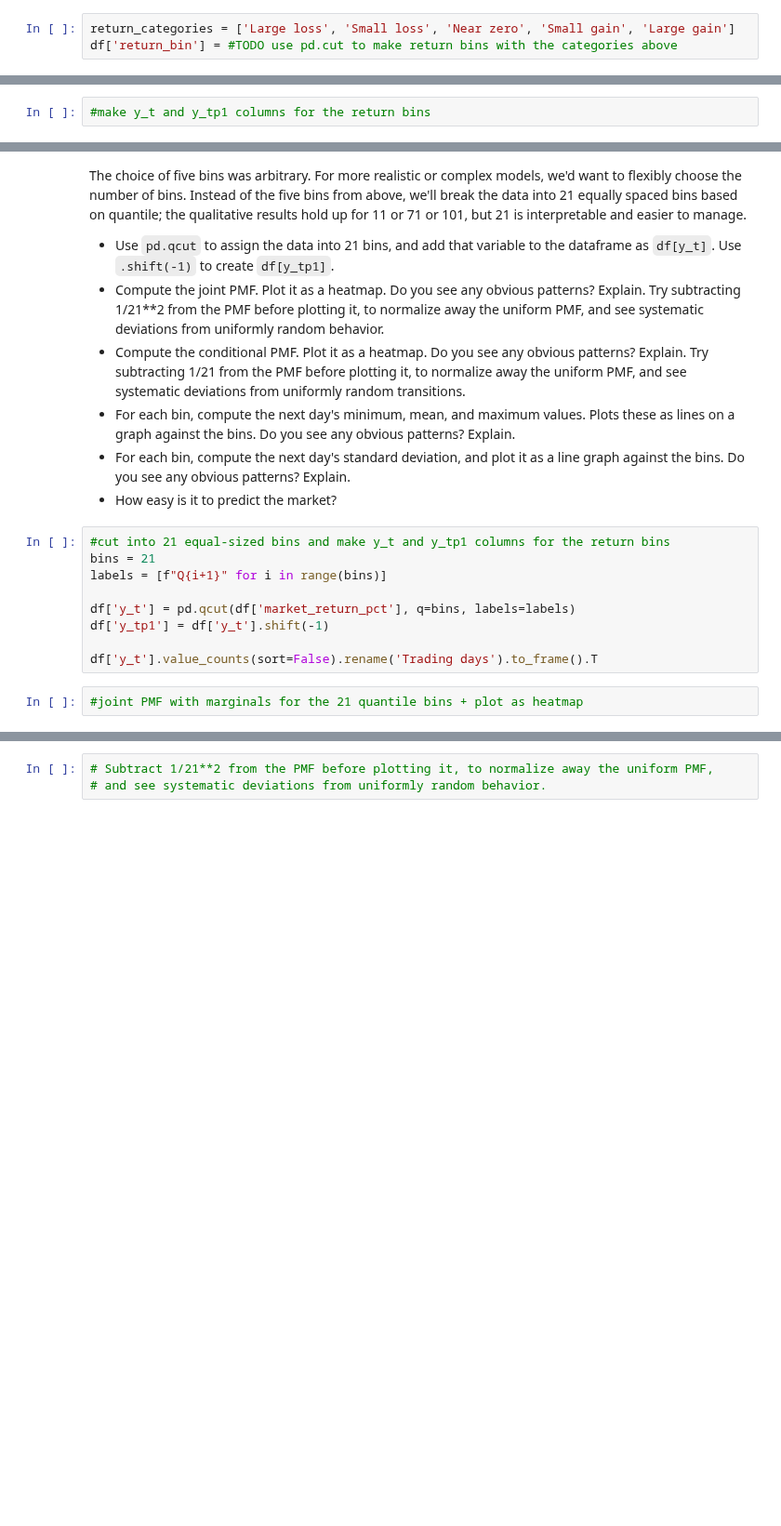
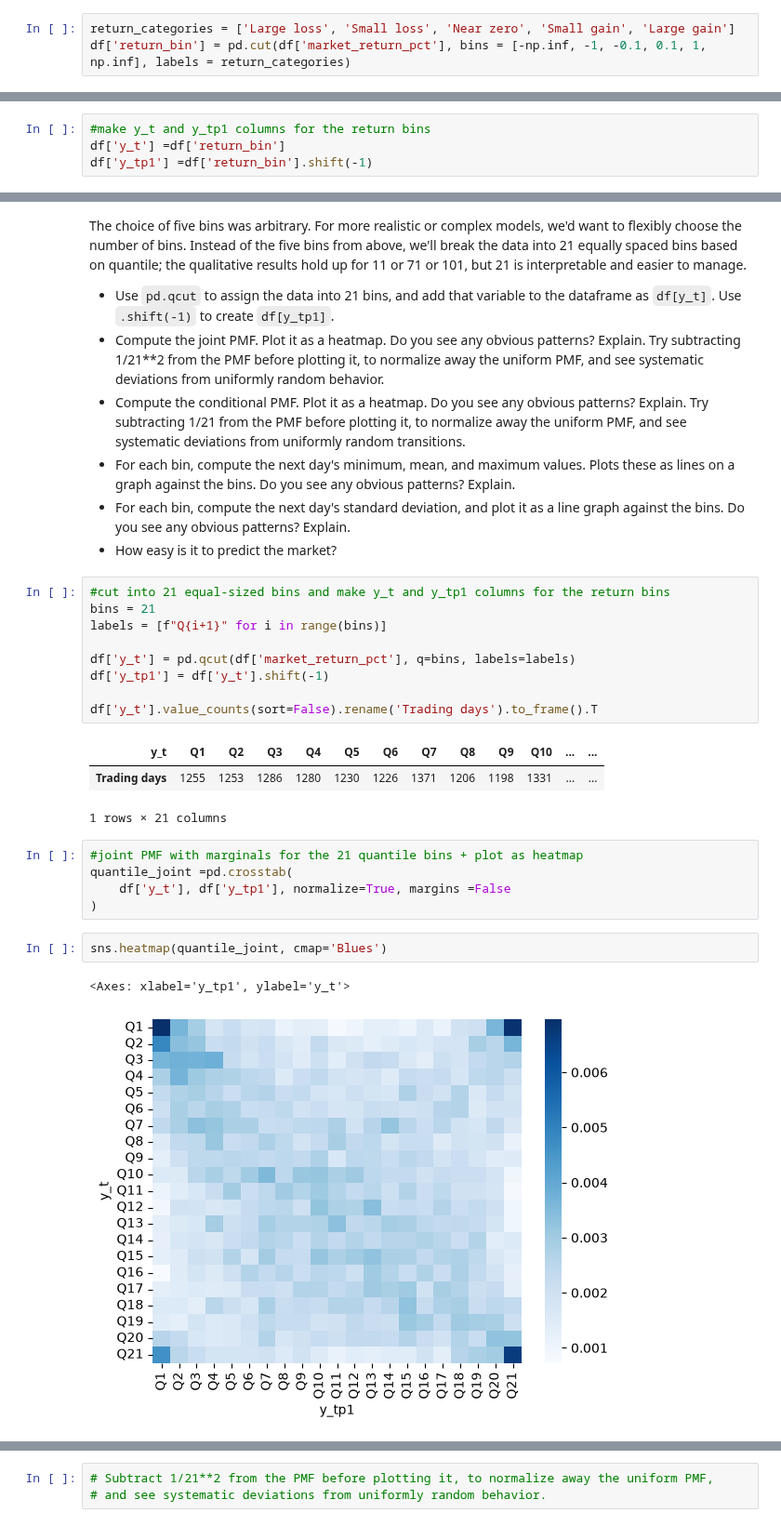
Before and after one commit to kimondragon/UU_F26_templates, a Jupyter notebook: Week09/Thursday_lab/lab08.ipynb, the cells around one changed output, grey strips where cells are left out. Shown at 93% size. Saved outputs shown, nothing was run; the diff lists cells and outputs as text; blank space fills up the shorter version.

```diff
--- a/Week09/Thursday_lab/lab08.ipynb
+++ b/Week09/Thursday_lab/lab08.ipynb
@@ -103,4 +123,4 @@ For example, −2 belongs to **Large loss**, 0.05 to **Near zero**, and 0.8 to *
 - For each state, compute the conditional expectation of tomorrow's `market_return_pct`. Given the current state, what are the expected percent returns for tomorrow? How do the min and max values for tomorrow vary across states? Which states have the highest standard deviation for tomorrow's percent returns? Describe any patterns in the volatility you notice. Using `.groupby` and `.describe` is the easiest way to do this.
 # %%
 return_categories = ['Large loss', 'Small loss', 'Near zero', 'Small gain', 'Large gain']
-df['return_bin'] = #TODO use pd.cut to make return bins with the categories above
+df['return_bin'] = pd.cut(df['market_return_pct'], bins = [-np.inf, -1, -0.1, 0.1, 1, np.inf], labels = return_categories)
@@ -107,2 +137,4 @@ df['return_bin'] = #TODO use pd.cut to make return bins with the categories abov
 # %%
 #make y_t and y_tp1 columns for the return bins
+df['y_t'] =df['return_bin']
+df['y_tp1'] =df['return_bin'].shift(-1)
@@ -174,5 +255,17 @@ df['y_t'] = pd.qcut(df['market_return_pct'], q=bins, labels=labels)
 df['y_tp1'] = df['y_t'].shift(-1)
 
 df['y_t'].value_counts(sort=False).rename('Trading days').to_frame().T
+# %% [output]
+| y_t | Q1 | Q2 | Q3 | Q4 | Q5 | Q6 | Q7 | Q8 | Q9 | Q10 | ... | ... |
+| Trading days | 1255 | 1253 | 1286 | 1280 | 1230 | 1226 | 1371 | 1206 | 1198 | 1331 | ... | ... |
+1 rows × 21 columns
 # %%
 #joint PMF with marginals for the 21 quantile bins + plot as heatmap
+quantile_joint =pd.crosstab(
+    df['y_t'], df['y_tp1'], normalize=True, margins =False
+)
+# %%
+sns.heatmap(quantile_joint, cmap='Blues')
+# %% [output]
+<Axes: xlabel='y_tp1', ylabel='y_t'>
+[figure, added]
```
Also changed, not shown: parts of 17 cells of this notebook, 3 other files.
